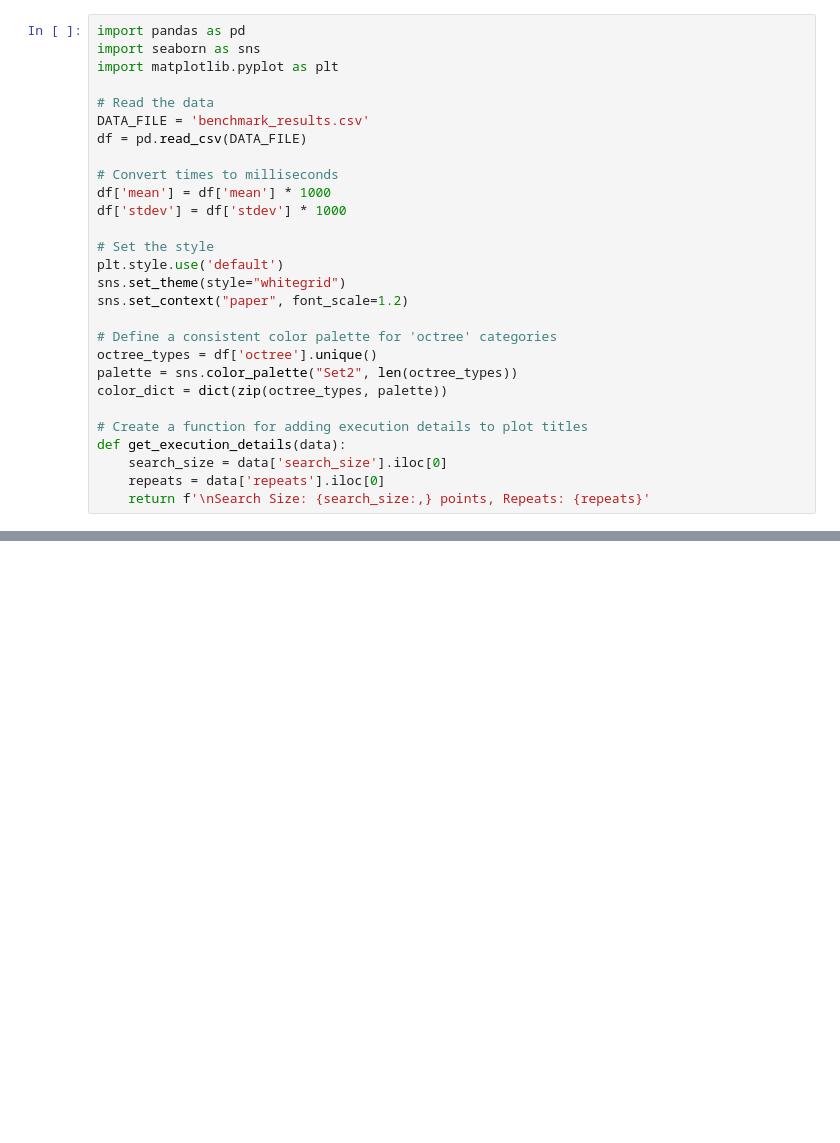
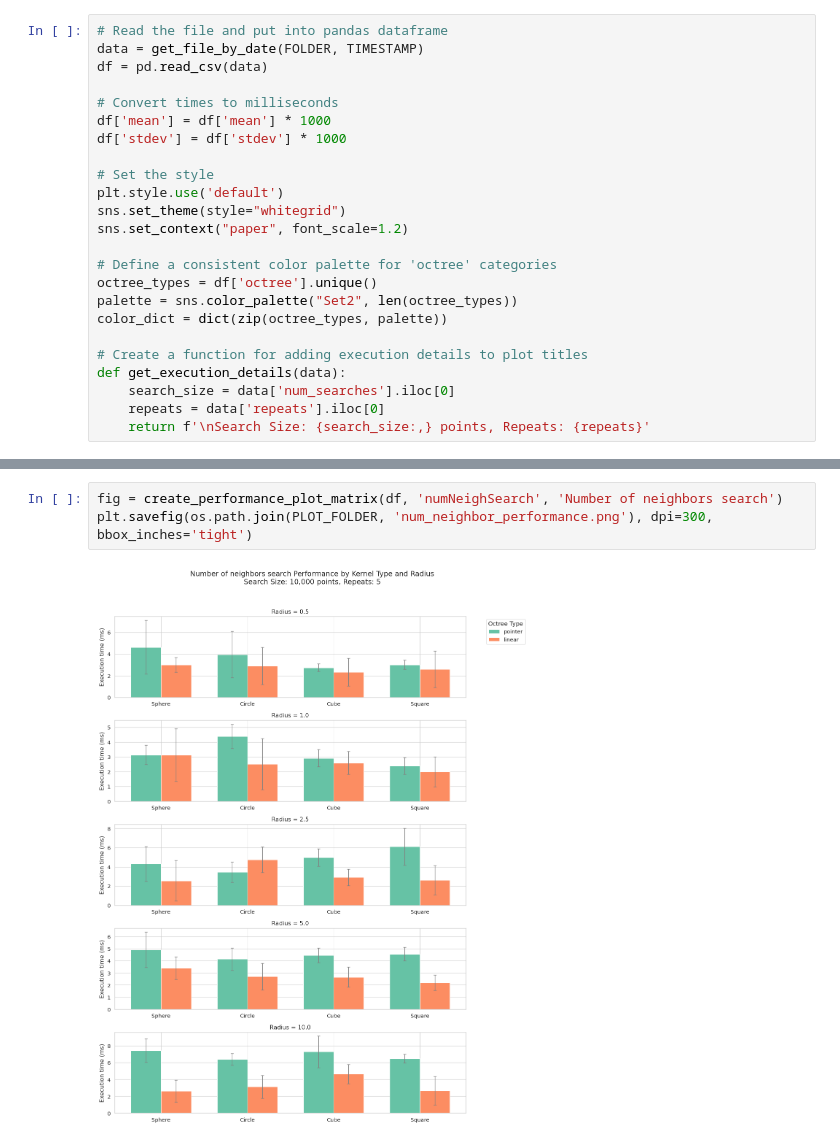
Before and after one commit to manuramazz/octrees-coordenadas-polares, a Jupyter notebook: benchmark_plots.ipynb, the cells around one changed output, grey strips where cells are left out. Saved outputs shown, nothing was run; the diff lists cells and outputs as text; blank space fills up the shorter version.

Commit message:
adapted benchmark to fixed radii

```diff
--- a/benchmark_plots.ipynb
+++ b/benchmark_plots.ipynb
@@ -1,11 +44,7 @@
 # %%
-import pandas as pd
-import seaborn as sns
-import matplotlib.pyplot as plt
-
-# Read the data
-DATA_FILE = 'benchmark_results.csv'
-df = pd.read_csv(DATA_FILE)
+# Read the file and put into pandas dataframe
+data = get_file_by_date(FOLDER, TIMESTAMP)
+df = pd.read_csv(data)
 
 # Convert times to milliseconds
 df['mean'] = df['mean'] * 1000
@@ -23,6 +62,6 @@ color_dict = dict(zip(octree_types, palette))
 
 # Create a function for adding execution details to plot titles
 def get_execution_details(data):
-    search_size = data['search_size'].iloc[0]
+    search_size = data['num_searches'].iloc[0]
     repeats = data['repeats'].iloc[0]
     return f'\nSearch Size: {search_size:,} points, Repeats: {repeats}'
@@ -29 +128,6 @@ def get_execution_details(data):
+# %%
+fig = create_performance_plot_matrix(df, 'numNeighSearch', 'Number of neighbors search')
+plt.savefig(os.path.join(PLOT_FOLDER, 'num_neighbor_performance.png'), dpi=300, bbox_inches='tight')
+# %% [output]
+[figure, added]
 # %%
```
Also changed, not shown: parts of 6 cells of this notebook, 11 other files.
